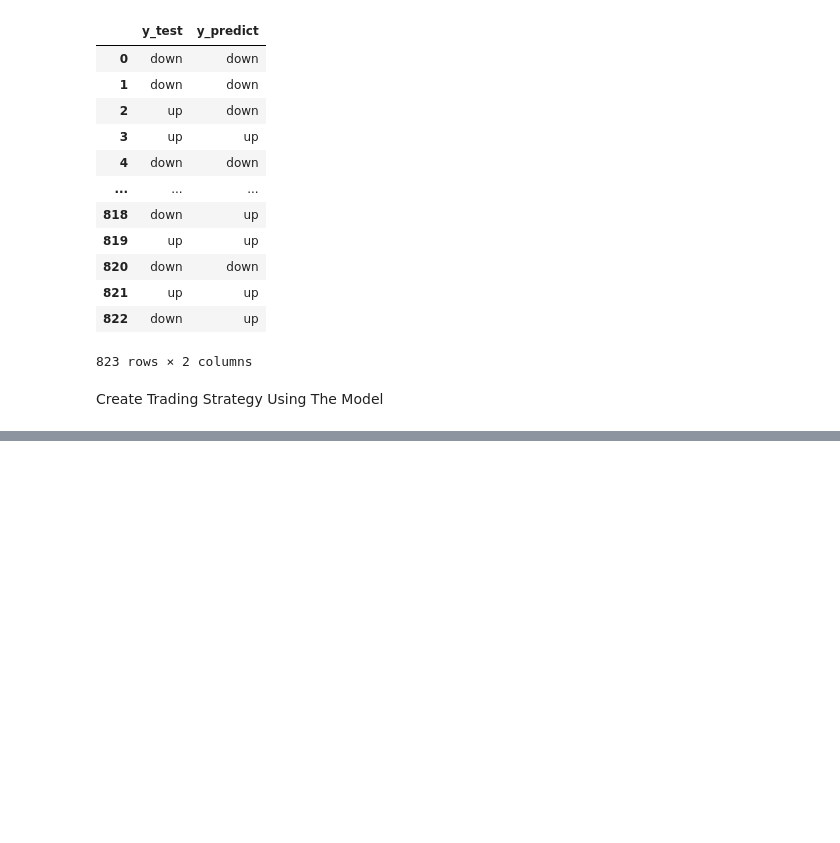
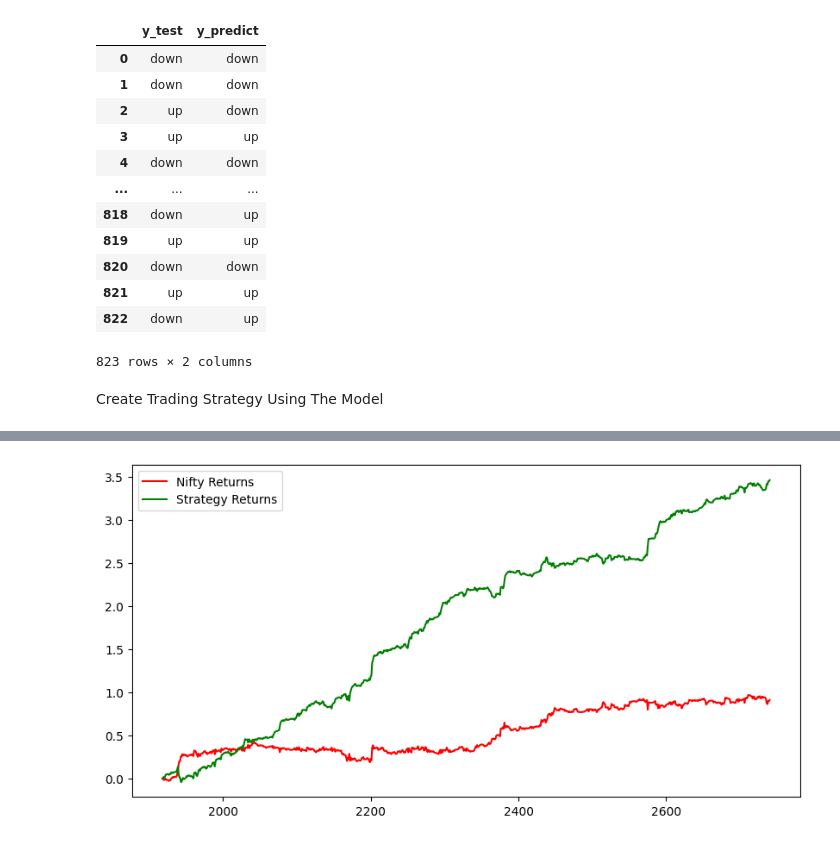
Before and after one commit to KunakornMart/DADS6003, a Jupyter notebook: ML_As2_6610422020.ipynb, the cells around one changed output, grey strips where cells are left out. Drawn from its saved outputs; the diff is of its cells as text; code cells hidden in the pictures; blank space fills up the shorter version.

```diff
--- a/ML_As2_6610422020.ipynb
+++ b/ML_As2_6610422020.ipynb
@@ -485,0 +473,15 @@ plt.legend()
+# %%
+df['Predicted_Signal'] = model.predict(X)
+df['Nifty_returns'] = np.log(df['Close']/df['Close'].shift(1))
+Cumulative_Nifty_returns = np.cumsum(df[split:]['Nifty_returns'])
+
+df['Startegy_returns'] = df['Nifty_returns']* df['Predicted_Signal'].shift(1)
+Cumulative_Strategy_returns = np.cumsum(df[split:]['Startegy_returns'])
+
+plt.figure(figsize=(10,5))
+plt.plot(Cumulative_Nifty_returns, color='r',label = 'Nifty Returns')
+plt.plot(Cumulative_Strategy_returns, color='g', label = 'Strategy Returns')
+plt.legend()
+plt.show()
+# %% [output]
+[figure, added]
```
Also changed, not shown: parts of 6 cells of this notebook.
